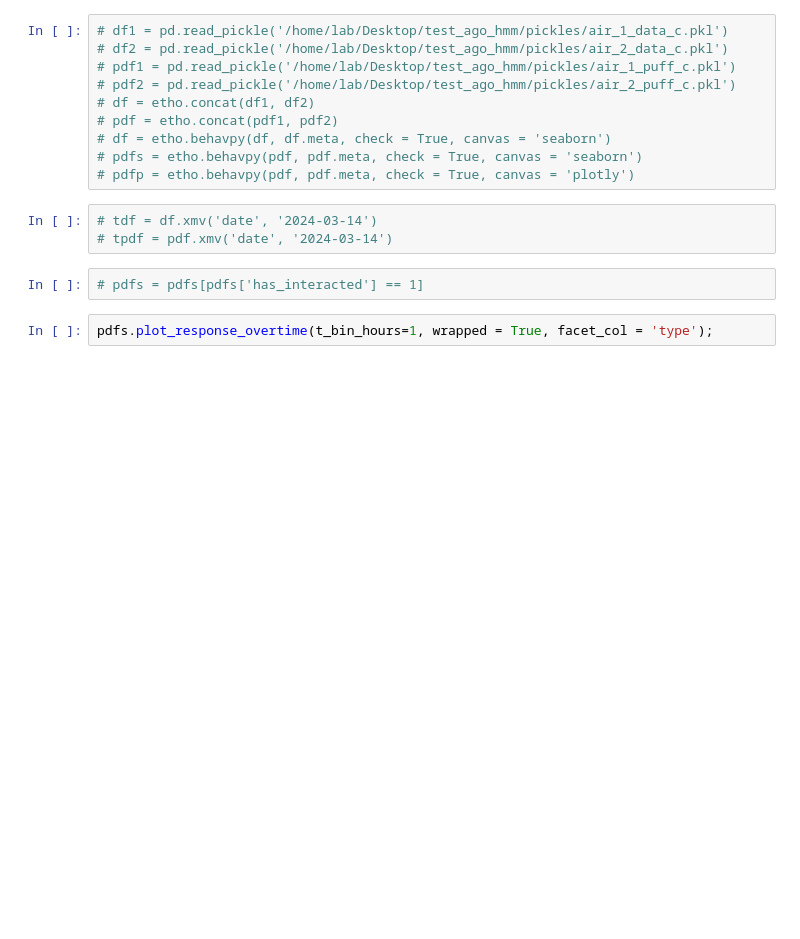
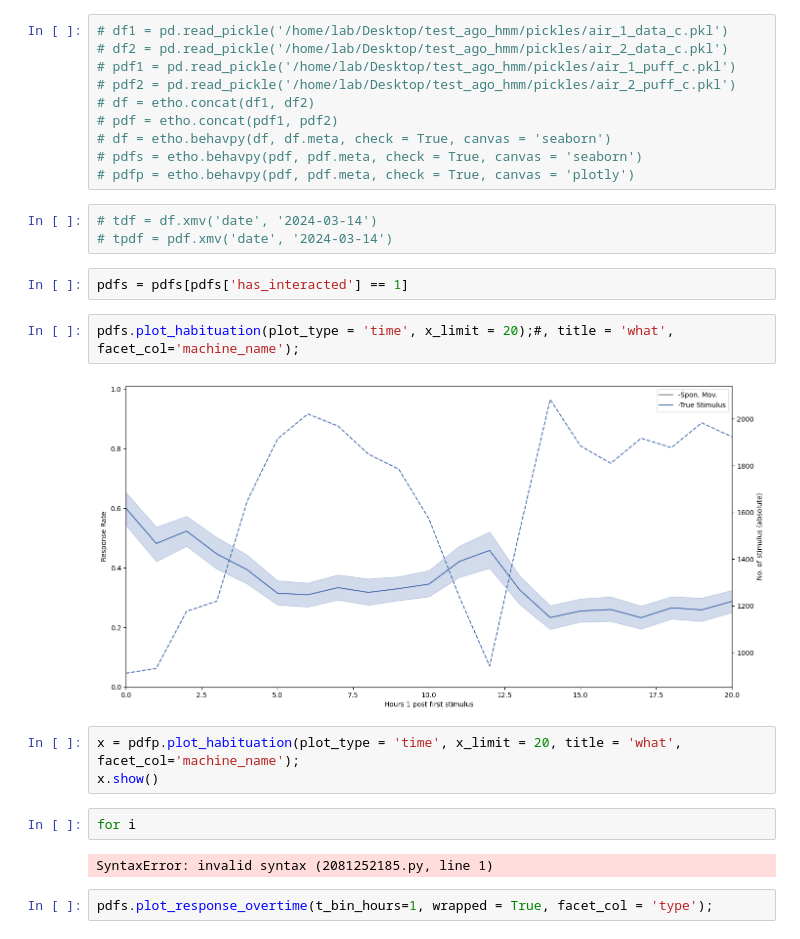
Before and after one commit to gilestrolab/ethoscopy, a Jupyter notebook: tutorial_notebook/test_response.ipynb, the cells around one changed output. Saved outputs shown, nothing was run; the diff lists cells and outputs as text; blank space fills up the shorter version.

Commit message:
refactored and added plot_habituation to  seaborn and plotly

```diff
--- a/tutorial_notebook/test_response.ipynb
+++ b/tutorial_notebook/test_response.ipynb
@@ -60,7 +41,18 @@ pdfp = etho.behavpy(pdf, pdf.meta, check = True, canvas = 'plotly')
 # tdf = df.xmv('date', '2024-03-14')
 # tpdf = pdf.xmv('date', '2024-03-14')
 # %%
-# pdfs = pdfs[pdfs['has_interacted'] == 1]
+pdfs = pdfs[pdfs['has_interacted'] == 1]
+# %%
+pdfs.plot_habituation(plot_type = 'time', x_limit = 20);#, title = 'what', facet_col='machine_name');
+# %% [output]
+[figure, added]
+# %%
+x = pdfp.plot_habituation(plot_type = 'time', x_limit = 20, title = 'what', facet_col='machine_name');
+x.show()
+# %%
+for i
+# %% [output]
+SyntaxError: invalid syntax (2081252185.py, line 1)
 # %%
 pdfs.plot_response_overtime(t_bin_hours=1, wrapped = True, facet_col = 'type');
 # %% [output]
```
Also changed, not shown: parts of 2 cells of this notebook, 3 other files.
